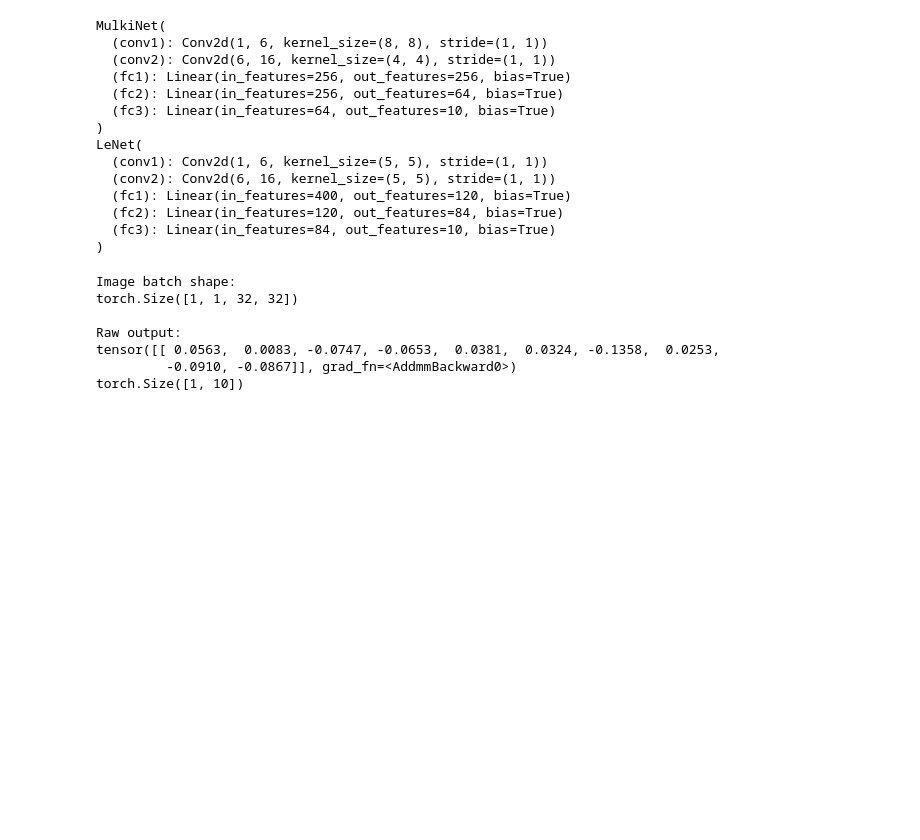
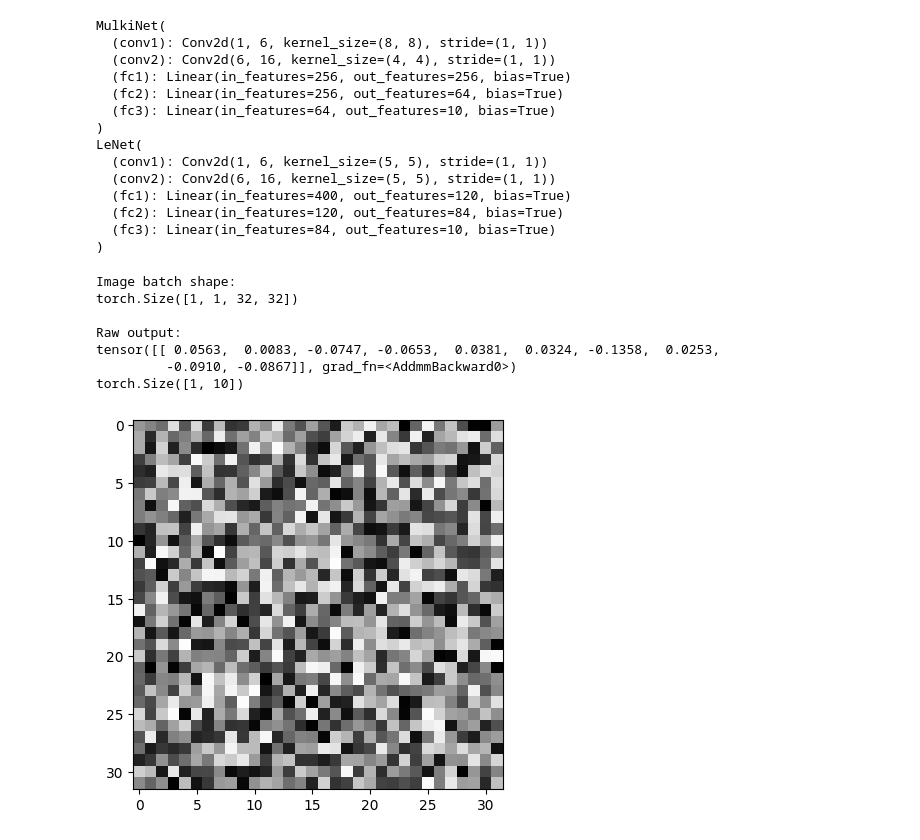
Before and after one commit to sahal-mulki/learning-pytorch, a Jupyter notebook: Part 1 - Intro.ipynb, the cells around one changed output. Drawn from its saved outputs; the diff is of its cells as text; code cells hidden in the pictures; blank space fills up the shorter version.

```diff
--- a/Part 1 - Intro.ipynb
+++ b/Part 1 - Intro.ipynb
@@ -223,0 +226,14 @@ torch.Size([1, 10])
+# %%
+import torchvision
+import matplotlib.pyplot as plt
+import numpy as np
+import torchvision.transforms as transforms
+
+# show an image
+def show(img):
+    npimg = img.numpy()
+    plt.imshow(np.transpose(npimg, (1, 2, 0)), interpolation='nearest')
+# %%
+show(torchvision.utils.make_grid(input))
+# %% [output]
+[figure, added]
```
Also changed, not shown: parts of 5 cells of this notebook.
